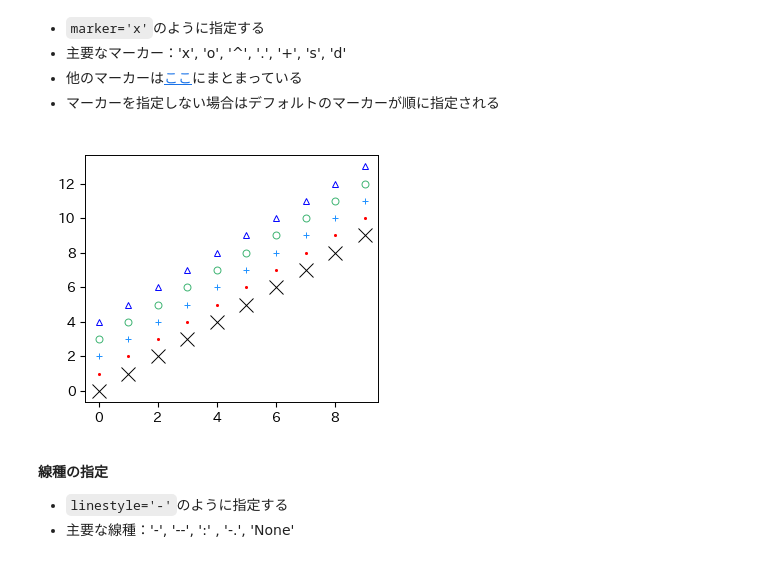
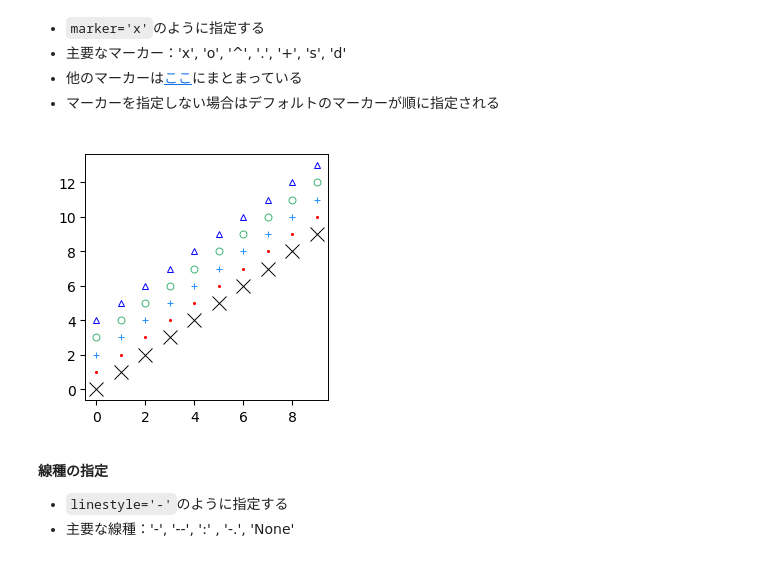
Before and after one commit to tnarizuka/sports_data_programming, a Jupyter notebook: _build/jupyter_execute/chap_5/5_matplotlib.ipynb, the cells around one changed output. Saved outputs shown, nothing was run; the diff lists cells and outputs as text; code cells hidden in the pictures.

```diff
--- a/_build/jupyter_execute/chap_5/5_matplotlib.ipynb
+++ b/_build/jupyter_execute/chap_5/5_matplotlib.ipynb
@@ -150,15 +131,15 @@ ax.plot(x, x+3, c='k'); # colorオプションに色名の頭文字を指定
 - マーカーを指定しない場合はデフォルトのマーカーが順に指定される
 # %%
 # 様々なマーカー
-fig, ax = plt.subplots()
+fig, ax = plt.subplots(figsize=(3, 3))
 x = np.arange(0, 10)
 ax.plot(x, x, 'x', ms=10)   # 第3引数にマーカーを指定し，サイズを10に変更
 ax.plot(x, x+1, '.', ms=3)
 ax.plot(x, x+2, '+', ms=5)
 ax.plot(x, x+3, marker='o', ls='None', mfc='None')
 ax.plot(x, x+4, marker='^', ls='None', mfc='None', mec='b');
 # %% [output]
-[figure, old version]
+[figure, new version]
 # %% [markdown]
 **線種の指定**
 - `linestyle='-'`のように指定する
```
Also changed, not shown: parts of 7 cells of this notebook, 18 other files.
